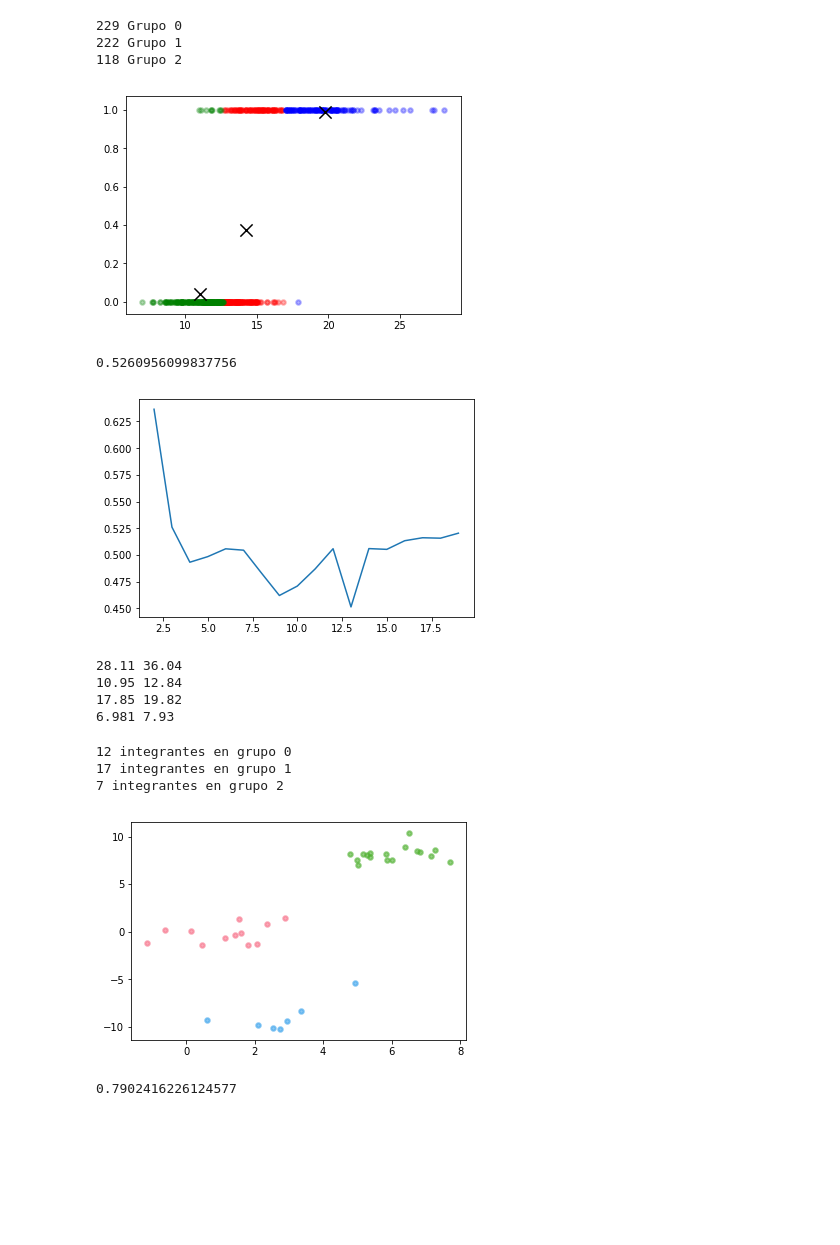
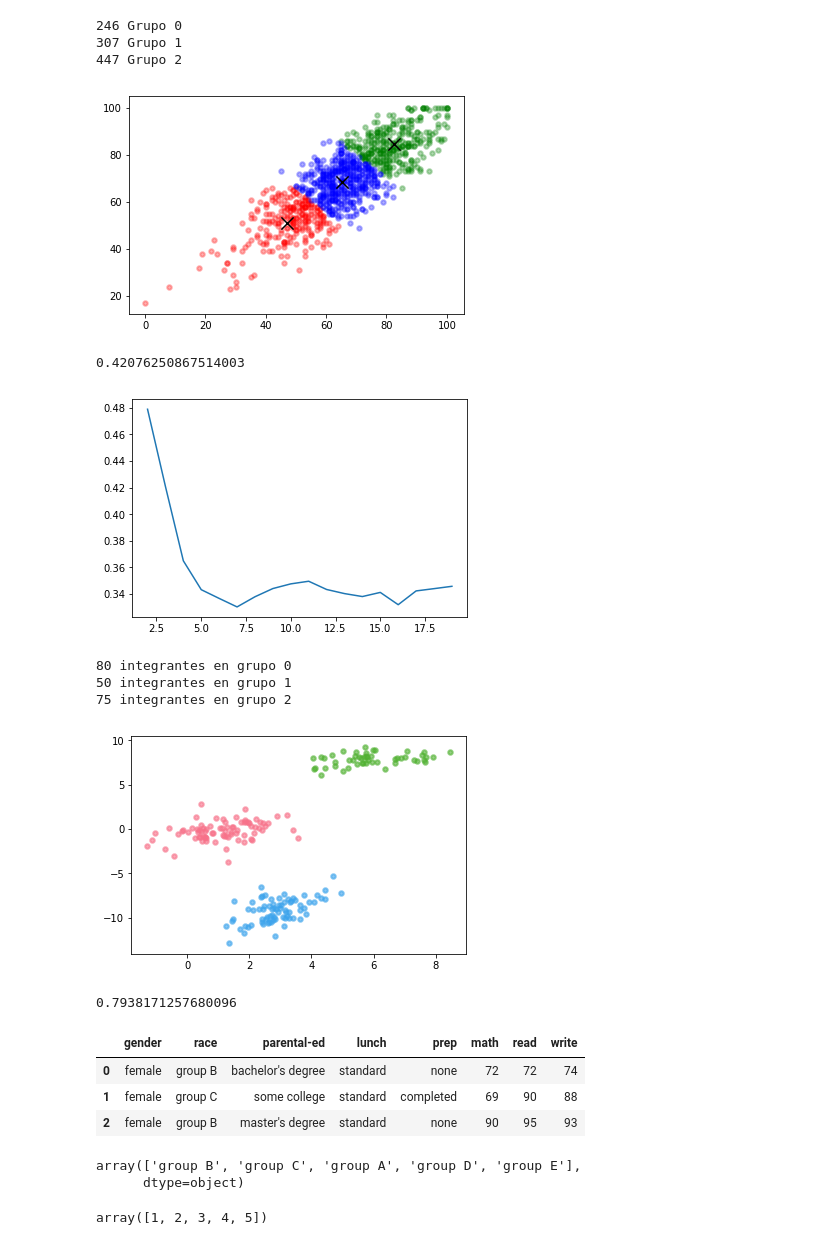
Before and after one commit to mayraberrones94/Ciencia_de_Datos, a Jupyter notebook: Untitled4.ipynb, the cells around one changed output. Drawn from its saved outputs; the diff is of its cells as text; code cells hidden in the pictures; blank space fills up the shorter version.

```diff
--- a/Untitled4.ipynb
+++ b/Untitled4.ipynb
@@ -0,0 +13,4 @@
+# %%
+e['race'] = pd.factorize(e.race)[0] + 1
+e['gender'] = pd.factorize(e.race)[0] + 1
+e['prep'] = pd.factorize(e.race)[0] + 1
@@ -1,40 +26,30 @@
 # %%
-import ssl
-import pandas as pd
-from sklearn import metrics
-from numpy.random import seed
-import matplotlib.pyplot as plt
-from sklearn.cluster import KMeans
-from numpy import isnan, nan, take, where
-seed(42)
-if getattr(ssl, '_create_unverified_context', None):
-    ssl._create_default_https_context = ssl._create_unverified_context
-e = pd.read_csv("https://raw.githubusercontent.com/mayraberrones94/Ciencia_de_Datos/master/StudentsPerformance.csv")
 
-keep = ['radius_mean', 'diagnosis'] # dos atributos numéricos para comenzar
+
+keep = ['math', 'read'] # dos atributos numéricos para comenzar
 d = e.loc[:, keep]
 x = d.values
 k =3 # pedimos tres grupos
 m = KMeans(init = 'random', n_clusters = k, n_init = 10)
 m.fit(x)
 centroides = m.cluster_centers_
 grupos = m.predict(x)
 plt.figure(1)
 plt.scatter(centroides[:, 0], centroides[:, 1], marker='x', s=150, linewidths=3, color='black', zorder=10)
 colores = ['r', 'g', 'b']
 for g in range(k):
     incl = where(grupos == g)[0]
     print(len(incl), "Grupo", g)
     grupo = take(x, incl, 0)
     plt.scatter(grupo[:, 0], grupo[:, 1], marker='o', s=20, linewidths=2, color=colores[g], alpha = 0.3, zorder=5)
 plt.show()
 print(metrics.silhouette_score(x, grupos, metric='euclidean'))
 # %% [output]
-229 Grupo 0
-222 Grupo 1
-118 Grupo 2
+246 Grupo 0
+307 Grupo 1
+447 Grupo 2
-[figure, old version]
+[figure, new version]
-0.5260956099837756
+0.42076250867514003
 # %%
 import ssl
 import pandas as pd
@@ -54,19 +69,7 @@ plt.figure(1)
 plt.plot(ks, sil)
 plt.show()
 # %% [output]
-[figure, old version]
+[figure, new version]
-# %%
-m = e.loc[e.diagnosis == 1]
-b = e.loc[e.diagnosis == 0]
-print(m.radius_mean.max(), m.radius_worst.max())
-print(m.radius_mean.min(), m.radius_worst.min())
-print(b.radius_mean.max(), b.radius_worst.max())
-print(b.radius_mean.min(), b.radius_worst.min())
-# %% [output]
-28.11 36.04
-10.95 12.84
-17.85 19.82
-6.981 7.93
 # %%
 import ssl
 import pandas as pd
@@ -77,9 +80,9 @@ from numpy.random import multivariate_normal, seed
 from numpy import take, where, unique, concatenate
 from sklearn.cluster import AffinityPropagation
 seed(17)
-g1 = multivariate_normal([1.3, 0.0], [[1, 0.4], [0.4, 1]], 12)
-g2 = multivariate_normal([6.0, 8.0], [[1.2, 0.3], [0.3, 0.5]], 17)
-g3 = multivariate_normal([3.0, -9.0], [[0.75, 0.6], [0.6, 2]], 7)
+g1 = multivariate_normal([1.3, 0.0], [[1, 0.4], [0.4, 1]], 80)
+g2 = multivariate_normal([6.0, 8.0], [[1.2, 0.3], [0.3, 0.5]], 50)
+g3 = multivariate_normal([3.0, -9.0], [[0.75, 0.6], [0.6, 2]], 75)
 x = concatenate((g1, g2, g3))
 m = AffinityPropagation(damping = 0.9, convergence_iter = 30)
 c = m.fit(x)
@@ -96,8 +99,25 @@ for g in range(k):
 plt.show()
 print(metrics.silhouette_score(x, grupos, metric='euclidean'))
 # %% [output]
-12 integrantes en grupo 0
-17 integrantes en grupo 1
-7 integrantes en grupo 2
+80 integrantes en grupo 0
+50 integrantes en grupo 1
+75 integrantes en grupo 2
-[figure, old version]
+[figure, new version]
-0.7902416226124577
+0.7938171257680096
+# %%
+e.head(3)
+# %% [output]
+|  | gender | race | parental-ed | lunch | prep | math | read | write |
+| 0 | female | group B | bachelor's degree | standard | none | 72 | 72 | 74 |
+| 1 | female | group C | some college | standard | completed | 69 | 90 | 88 |
+| 2 | female | group B | master's degree | standard | none | 90 | 95 | 93 |
+# %%
+e['race'].unique()
+# %% [output]
+array(['group B', 'group C', 'group A', 'group D', 'group E'],
+      dtype=object)
+# %%
+e['race'] = pd.factorize(e.race)[0] + 1
+e['race'].unique()
+# %% [output]
+array([1, 2, 3, 4, 5])
```
Also changed, not shown: parts of 3 cells of this notebook, 1 other file.
